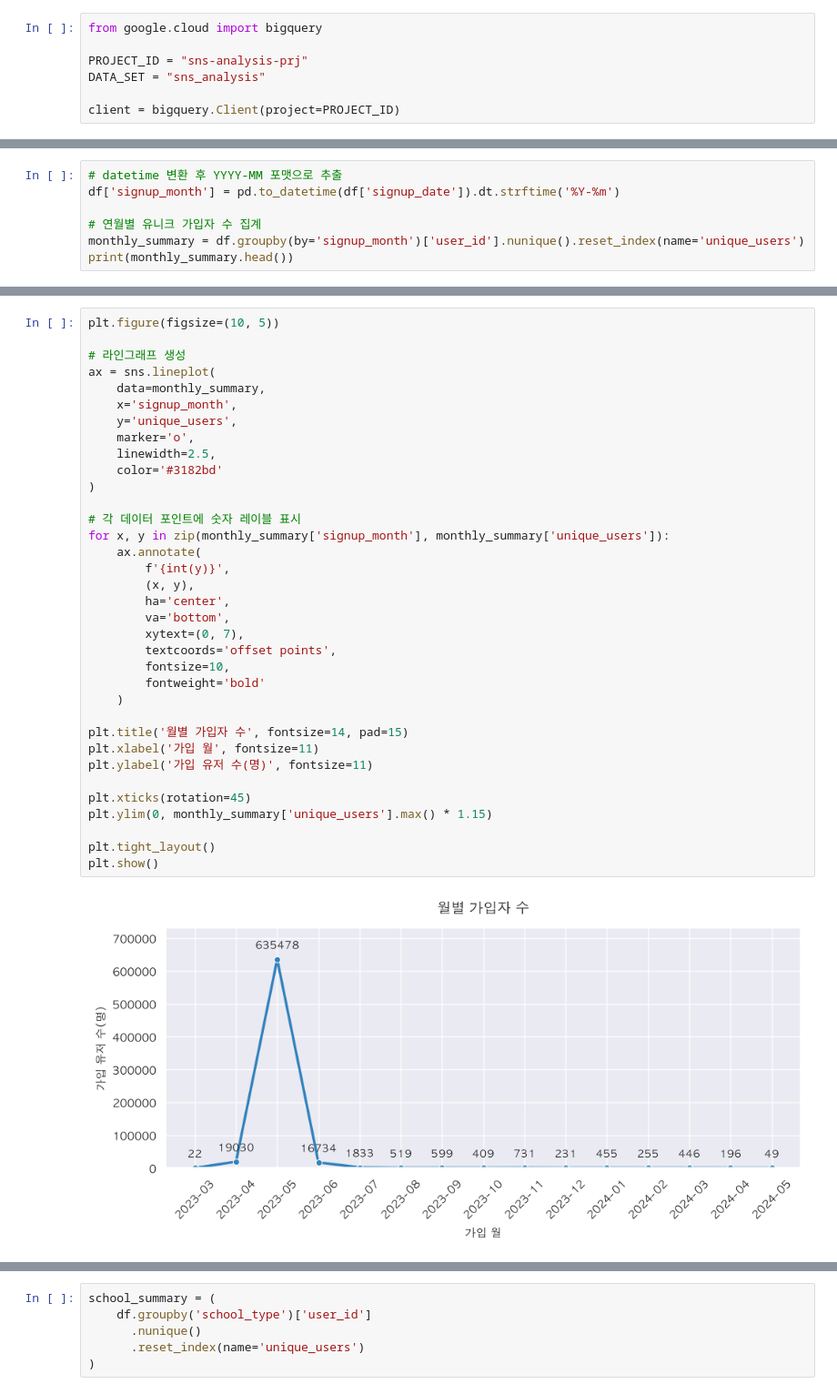
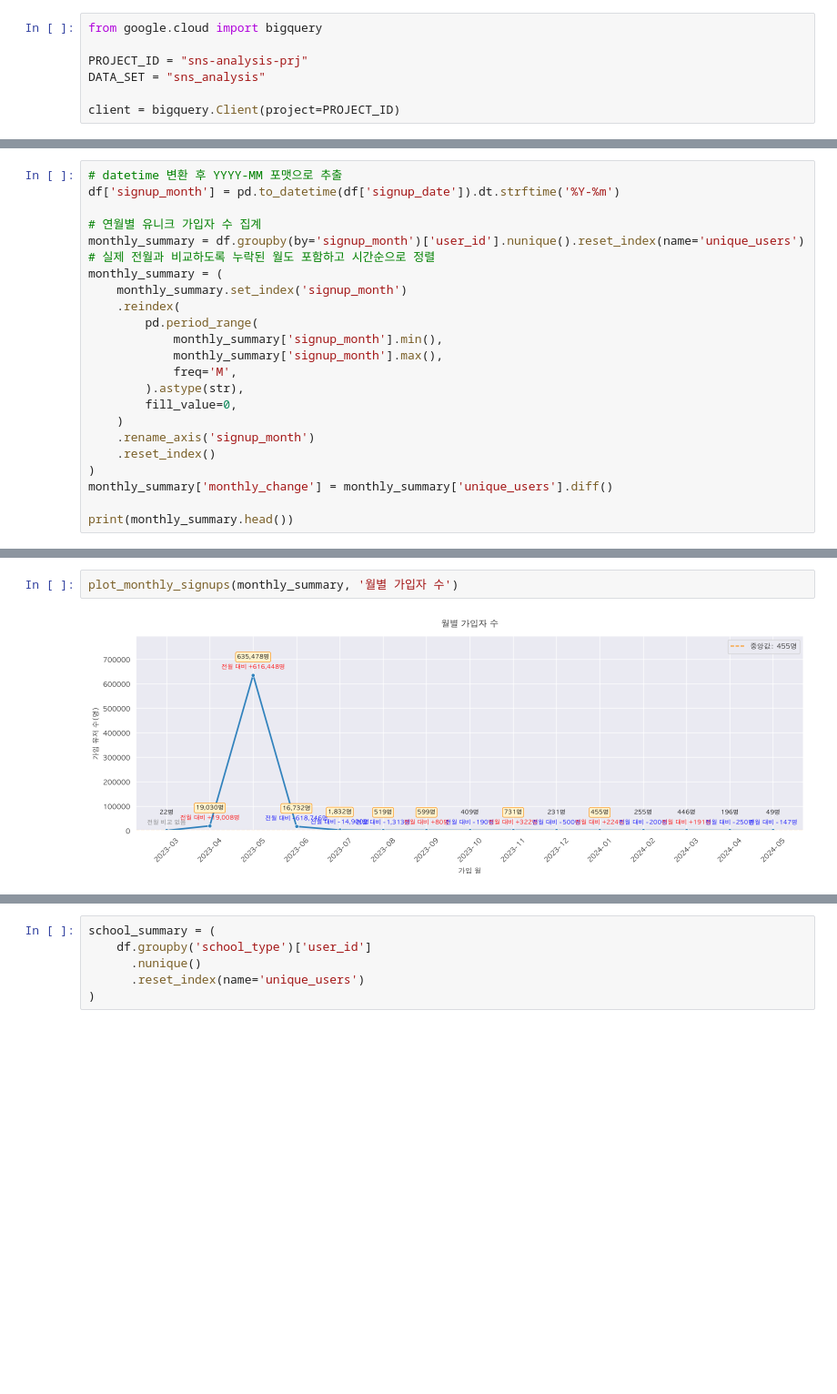
Before and after one commit to zoo-no-s/sns_service_analysis, a Jupyter notebook: notebooks/acquisition_1.ipynb, the cells around one changed output, grey strips where cells are left out. Shown at 91% size. Cells and saved outputs as stored; diff of their text form; blank space fills up the shorter version.

```diff
--- a/notebooks/acquisition_1.ipynb
+++ b/notebooks/acquisition_1.ipynb
@@ -61,5 +60,21 @@ df['signup_month'] = pd.to_datetime(df['signup_date']).dt.strftime('%Y-%m')
 
 # 연월별 유니크 가입자 수 집계
 monthly_summary = df.groupby(by='signup_month')['user_id'].nunique().reset_index(name='unique_users')
+# 실제 전월과 비교하도록 누락된 월도 포함하고 시간순으로 정렬
+monthly_summary = (
+    monthly_summary.set_index('signup_month')
+    .reindex(
+        pd.period_range(
+            monthly_summary['signup_month'].min(),
+            monthly_summary['signup_month'].max(),
+            freq='M',
+        ).astype(str),
+        fill_value=0,
+    )
+    .rename_axis('signup_month')
+    .reset_index()
+)
+monthly_summary['monthly_change'] = monthly_summary['unique_users'].diff()
+
 print(monthly_summary.head())
 # %% [output]
@@ -72,38 +174,5 @@ print(monthly_summary.head())
 # %%
-plt.figure(figsize=(10, 5))
-
-# 라인그래프 생성
-ax = sns.lineplot(
-    data=monthly_summary,
-    x='signup_month',
-    y='unique_users',
-    marker='o',
-    linewidth=2.5,
-    color='#3182bd'
-)
-
-# 각 데이터 포인트에 숫자 레이블 표시
-for x, y in zip(monthly_summary['signup_month'], monthly_summary['unique_users']):
-    ax.annotate(
-        f'{int(y)}',
-        (x, y),
-        ha='center',
-        va='bottom',
-        xytext=(0, 7),
-        textcoords='offset points',
-        fontsize=10,
-        fontweight='bold'
-    )
-
-plt.title('월별 가입자 수', fontsize=14, pad=15)
-plt.xlabel('가입 월', fontsize=11)
-plt.ylabel('가입 유저 수(명)', fontsize=11)
-
-plt.xticks(rotation=45)
-plt.ylim(0, monthly_summary['unique_users'].max() * 1.15)
-
-plt.tight_layout()
-plt.show()
+plot_monthly_signups(monthly_summary, '월별 가입자 수')
 # %% [output]
-[figure, old version]
+[figure, new version]
 # %% [markdown]
```
Also changed, not shown: parts of 46 cells of this notebook.
